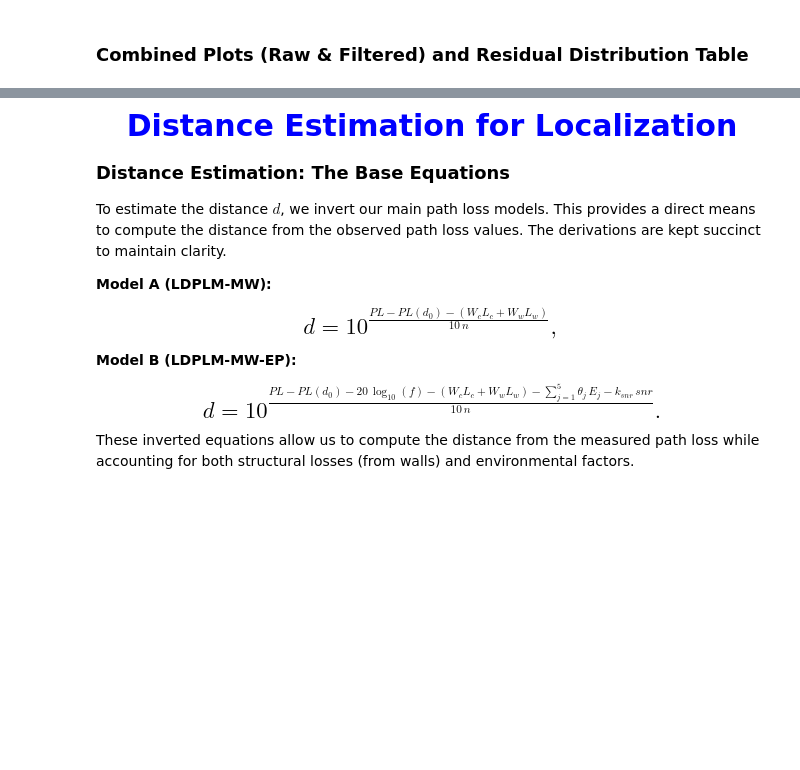
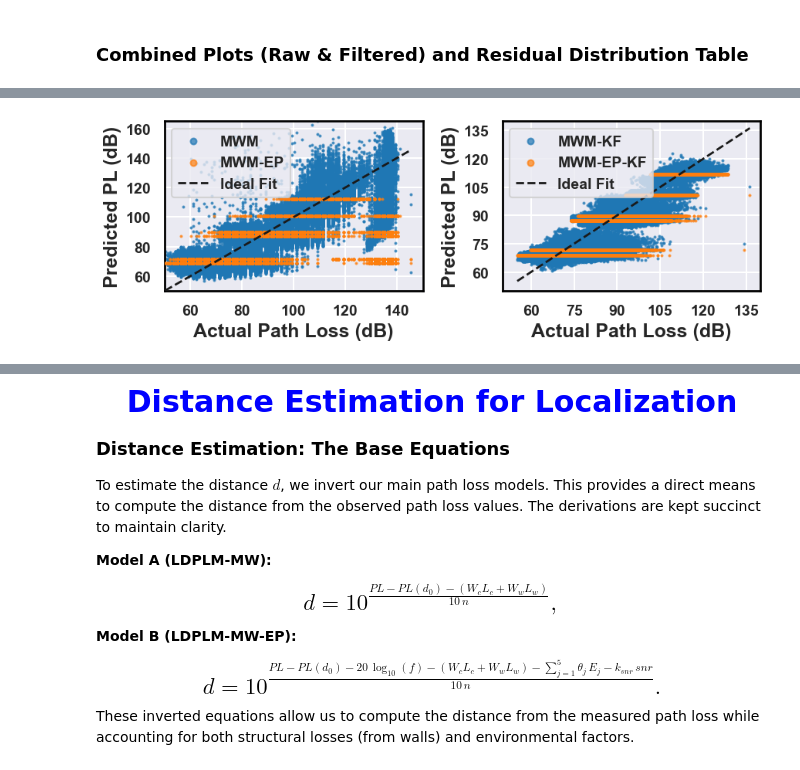
Before and after one commit to nahshonmokua/EnviKal-Loc, a Jupyter notebook: Localization Analysis.ipynb, the cells around one changed output, grey strips where cells are left out. Saved outputs shown, nothing was run; the diff lists cells and outputs as text; code cells hidden in the pictures; blank space fills up the shorter version.

```diff
--- a/Localization Analysis.ipynb
+++ b/Localization Analysis.ipynb
@@ -1293,3 +1298,97 @@ plt.show()
+# %%
+# fonts for PDF
+mpl.rcParams['pdf.fonttype'] = 42
+mpl.rcParams['ps.fonttype']  = 42
+mpl.rcParams['savefig.dpi']  = 300   # for any rasterized bits
+
+def subsample_xy(x, y, max_points=1000000, seed=0):
+    """
+    Randomly subsample paired arrays (x, y) to at most max_points.
+    Keeps x and y aligned and is deterministic via seed.
+    """
+    x = np.asarray(x)
+    y = np.asarray(y)
+    n = len(x)
+    if n <= max_points:
+        return x, y
+    rng = np.random.default_rng(seed)
+    idx = rng.choice(n, size=max_points, replace=False)
+    return x[idx], y[idx]
+
+# Subsample each cloud separately (tweakeable)
+PL_test_ep_sub,   PL_pred_ep_sub   = subsample_xy(PL_test_ep,      PL_pred_ep,      max_points=1000000, seed=1)
+PL_test_mw_sub,   PL_pred_mw_sub   = subsample_xy(PL_test_mw,      PL_pred_mw,      max_points=1000000, seed=2)
+PL_test_ep_f_sub, PL_pred_ep_f_sub = subsample_xy(PL_test_ep_filt, PL_pred_ep_filt, max_points=1000000, seed=3)
+PL_test_mw_f_sub, PL_pred_mw_f_sub = subsample_xy(PL_test_mw_filt, PL_pred_mw_filt, max_points=1000000, seed=4)
+
+# Legend font (change size here and it WILL change)
+legend_font_left  = FontProperties(weight='bold', size=14)
+legend_font_right = FontProperties(weight='bold', size=14)
+
+# Create a figure with 1 row x 2 columns
+fig, axs = plt.subplots(1, 2, figsize=(9, 3.5))
+
+# ----------------------
+# (a) Raw Models
+# ----------------------
+ax_left = axs[0]
+ax_left.scatter(PL_test_ep_sub, PL_pred_ep_sub,
+                s=2, alpha=0.7, label='MWM',
+                color='#1f77b4', zorder=2, rasterized=True)
+ax_left.scatter(PL_test_mw_sub, PL_pred_mw_sub,
+                s=2, alpha=0.7, label='MWM-EP',
+                color='#ff7f0e', zorder=3, rasterized=True)
+ax_left.plot([min_PL, max_PL], [min_PL, max_PL],
+             'k--', linewidth=2, label='Ideal Fit', zorder=4)
+ax_left.set_xlabel('Actual Path Loss (dB)', fontsize=18, fontweight='bold')
+ax_left.set_ylabel('Predicted PL (dB)', fontsize=18, fontweight='bold')
+ax_left.grid(True)
+ax_left.tick_params(axis='both', which='major', labelsize=14)
+ax_left.legend(loc='upper left', markerscale=4,
+               prop=legend_font_left)
+
+# ----------------------
+# (b) Filtered Models
+# ----------------------
+ax_right = axs[1]
+ax_right.scatter(PL_test_ep_f_sub, PL_pred_ep_f_sub,
+                 s=2, alpha=0.7, label='MWM-KF',
+                 color='#1f77b4', zorder=2, rasterized=True)
+ax_right.scatter(PL_test_mw_f_sub, PL_pred_mw_f_sub,
+                 s=2, alpha=0.7, label='MWM-EP-KF',
+                 color='#ff7f0e', zorder=3, rasterized=True)
+ax_right.plot([min_PL_filt, max_PL_filt], [min_PL_filt, max_PL_filt],
+              'k--', linewidth=2, label='Ideal Fit', zorder=4)
+ax_right.set_xlabel('Actual Path Loss (dB)', fontsize=18, fontweight='bold')
+ax_right.set_ylabel('Predicted PL (dB)', fontsize=18, fontweight='bold')
+ax_right.grid(True)
+ax_right.tick_params(axis='both', which='major', labelsize=14)
+ax_right.legend(loc='upper left', markerscale=4,
+                prop=legend_font_right)
+
+# ---- Axes limits + uniform tick control ----
+ax_left.set_xlim(50, 150)
+ax_left.set_ylim(50, 165)
+ax_right.set_xlim(50, 140)
+ax_right.set_ylim(50, 140)
+
+for ax in axs:
+    ax.xaxis.set_major_locator(MaxNLocator(nbins=6))
+    ax.yaxis.set_major_locator(MaxNLocator(nbins=6))
+
+# Set all subplot borders (spines) to width 2 and bold ticks
+for ax in axs:
+    for s in ax.spines.values():
+        s.set_linewidth(2)
+        s.set_color('black')
+    for label in ax.get_xticklabels() + ax.get_yticklabels():
+        label.set_fontweight('bold')
+
+plt.tight_layout(rect=[0, 0.05, 1, 1])
+plt.savefig('../all_data_files/Localization/Kalman_vs_Raw_Residuals.pdf', bbox_inches='tight')
+plt.show()
+# %% [output]
+[figure, added]
 # %%
 plt.figure(figsize=(5, 2.5))
 # Plot histograms for residuals with density normalization
```
Also changed, not shown: parts of 22 cells of this notebook.
